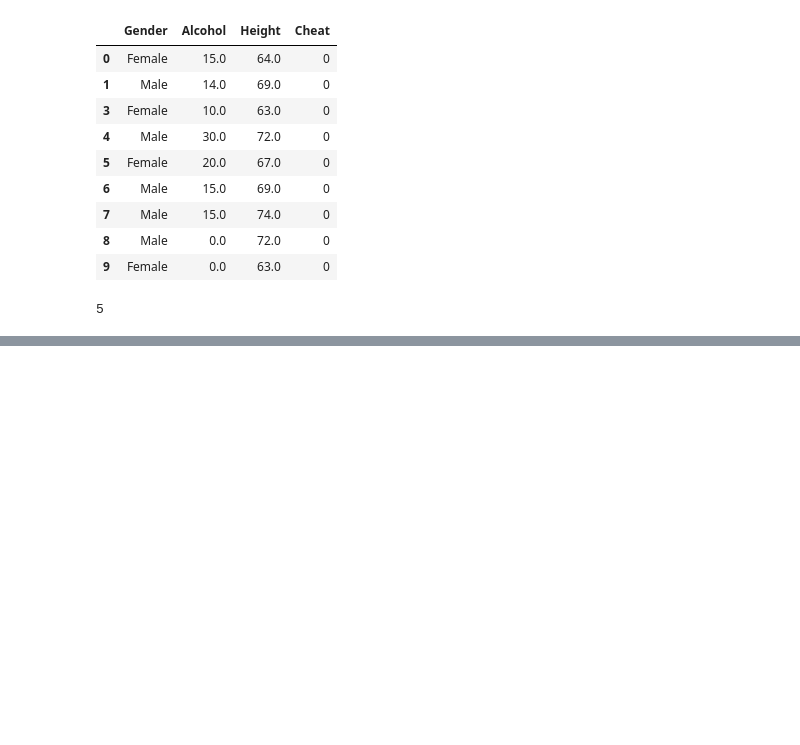
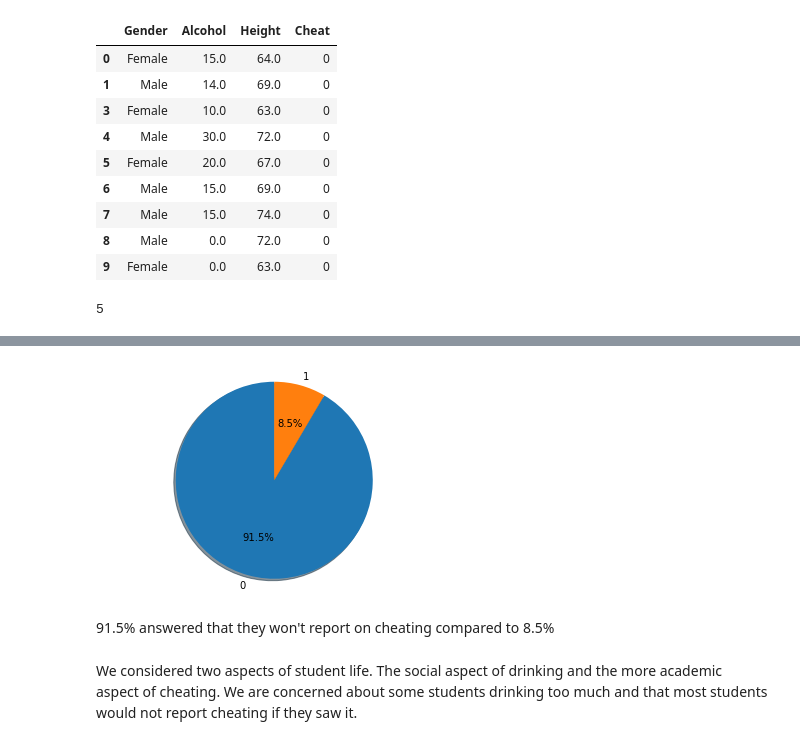
Before and after one commit to synapticrumble/Statistics, a Jupyter notebook: Drinking Habits and Integrity of College Students.ipynb, the cells around one changed output, grey strips where cells are left out. Cells and saved outputs as stored; diff of their text form; code cells hidden in the pictures; blank space fills up the shorter version.

```diff
--- a/Drinking Habits and Integrity of College Students.ipynb
+++ b/Drinking Habits and Integrity of College Students.ipynb
@@ -96,0 +152,18 @@ data1[data1['Alcohol'] >= 15].shape[0]
+# %%
+# Pie chart, where the slices will be ordered and plotted counter-clockwise:
+labels = data['Cheat'].value_counts().to_frame().reset_index()['index']
+sizes = data['Cheat'].value_counts().to_frame().reset_index()['Cheat']
+#explode = (0, 0.1, 0, 0)  # only "explode" the 2nd slice (i.e. 'Hogs')
+
+fig1, ax1 = plt.subplots()
+ax1.pie(sizes, labels=labels, autopct='%1.1f%%',
+        shadow=True, startangle=90)
+ax1.axis('equal')  # Equal aspect ratio ensures that pie is drawn as a circle.
+
+plt.show()
+# %% [output]
+[figure, added]
+# %% [markdown]
+91.5% answered that they won't report on cheating compared to 8.5%
+# %% [markdown]
+We considered two aspects of student life. The social aspect of drinking and the more academic aspect of cheating. We are concerned about some students drinking too much and that most students would not report cheating if they saw it.
```
Also changed, not shown: parts of 13 cells of this notebook.
